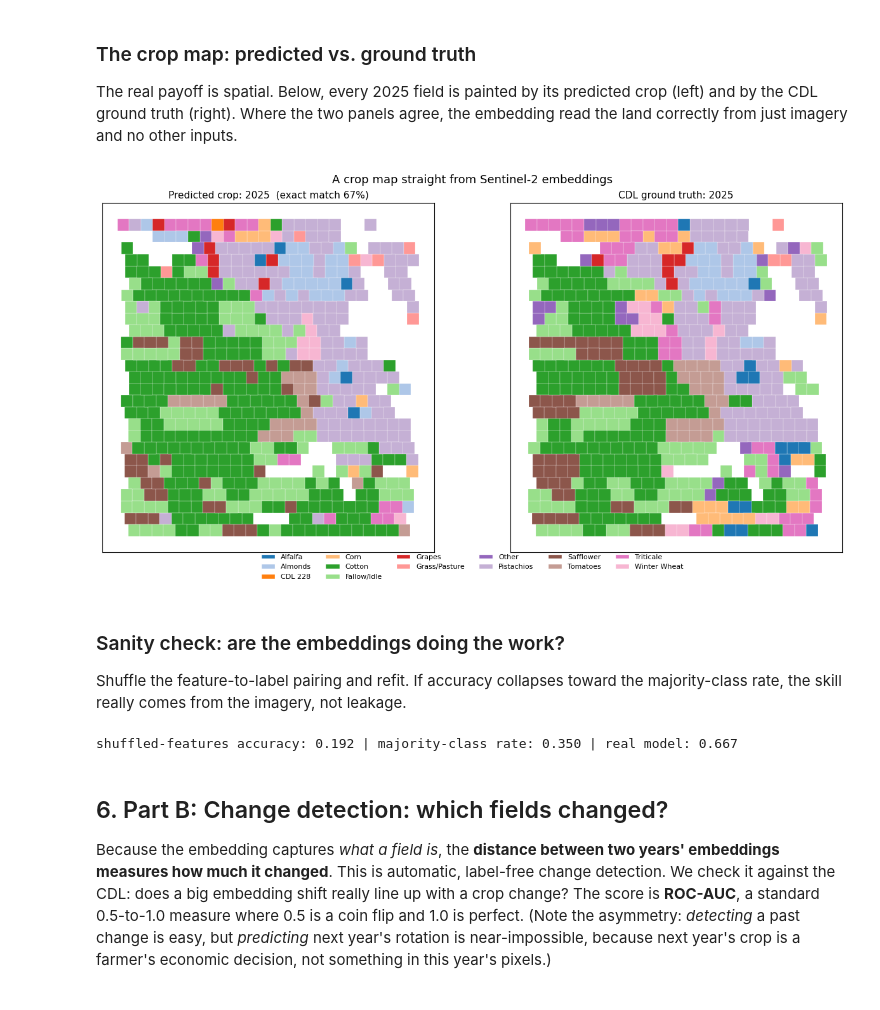
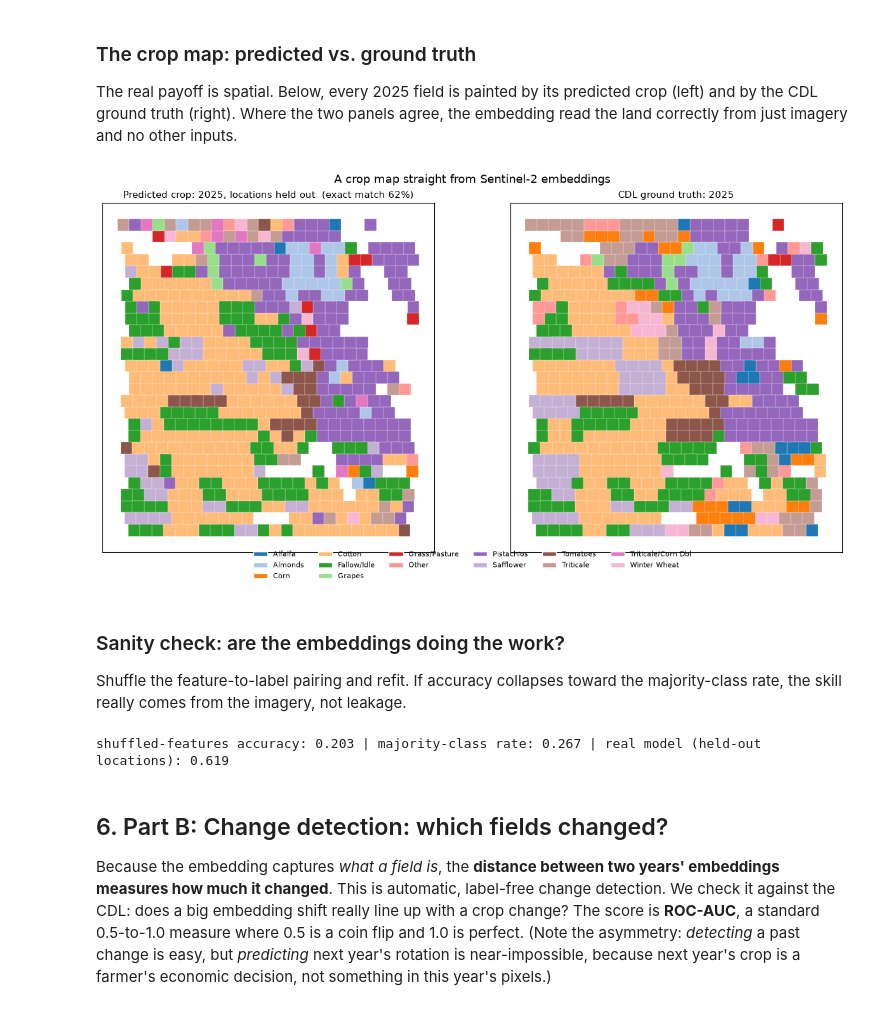
Before and after one commit to EarthLegend/developer_resources, a Jupyter notebook: demo/02-reading-a-landscape/reading-a-landscape.ipynb, the cells around one changed output. Saved outputs shown, nothing was run; the diff lists cells and outputs as text; code cells hidden in the pictures.

```diff
--- a/demo/02-reading-a-landscape/reading-a-landscape.ipynb
+++ b/demo/02-reading-a-landscape/reading-a-landscape.ipynb
@@ -440,20 +507,24 @@ across the walk-forward months.
 # walk-forward year. Blue means the model helped; red means persistence was better.
 # (Cached mode covers every field; live mode only draws fields we have a footprint for.)
 plot_cells = [c for c in cells_show if c in geo.index]
-improve = pd.Series(gain, index=cells_show).loc[plot_cells]
-vals = improve.values
-M = max(np.quantile(np.abs(vals), 0.98), 1e-3)   # symmetric color range, ignoring outliers
+if not plot_cells:
+    print("No forecast cells fall inside the cached footprints (live mode over a "
+          "different area), so there is nothing to map here.")
+else:
+    improve = pd.Series(gain, index=cells_show).loc[plot_cells]
+    vals = improve.values
+    M = max(np.quantile(np.abs(vals), 0.98), 1e-3)   # symmetric color range, ignoring outliers
 
-fig, ax = plt.subplots(figsize=(7.5, 6.5))
-pc = PolyCollection([poly_of(c) for c in improve.index], array=vals, cmap="RdBu",
-                    norm=TwoSlopeNorm(vmin=-M, vcenter=0.0, vmax=M),
-                    edgecolors="white", linewidths=0.25)
-ax.add_collection(pc); ax.autoscale_view(); set_geo_aspect(ax)
-cb = fig.colorbar(pc, ax=ax, fraction=0.046, pad=0.02)
-cb.set_label("cosine improvement over persistence\n(blue = forecaster wins, red = persistence wins)")
-ax.set_title("Where the forecaster beats “nothing changes”\n"
-             f"median gain {np.median(vals):+.3f}  ·  {(vals > 0).mean() * 100:.0f}% of fields improve",
-             fontsize=11)
-ax.set_xlabel("longitude"); ax.set_ylabel("latitude")
-plt.tight_layout(); plt.show()
+    fig, ax = plt.subplots(figsize=(7.5, 6.5))
+    pc = PolyCollection([poly_of(c) for c in improve.index], array=vals, cmap="RdBu",
+                        norm=TwoSlopeNorm(vmin=-M, vcenter=0.0, vmax=M),
+                        edgecolors="white", linewidths=0.25)
+    ax.add_collection(pc); ax.autoscale_view(); set_geo_aspect(ax)
+    cb = fig.colorbar(pc, ax=ax, fraction=0.046, pad=0.02)
+    cb.set_label("cosine improvement over persistence\n(blue = forecaster wins, red = persistence wins)")
+    ax.set_title("Where the forecaster beats “nothing changes”\n"
+                 f"median gain {np.median(vals):+.3f}  ·  {(vals > 0).mean() * 100:.0f}% of fields improve",
+                 fontsize=11)
+    ax.set_xlabel("longitude"); ax.set_ylabel("latitude")
+    plt.tight_layout(); plt.show()
 # %% [output]
@@ -525,6 +602,7 @@ CDL_CODES = {
     205: "Triticale", 206: "Carrots", 208: "Garlic", 209: "Cantaloupes",
     211: "Olives", 212: "Oranges", 217: "Pomegranates", 220: "Plums",
     221: "Strawberries", 225: "Wheat/Corn Dbl", 227: "Lettuce",
+    228: "Triticale/Corn Dbl",
 }
 # CDL labels land cover with integer codes; this maps the common ones to names.
 name_of = lambda code: CDL_CODES.get(int(code), f"CDL {int(code)}")
@@ -565,5 +643,5 @@ X = np.stack([r[2] for r in recs])           # features: one embedding per field
 Yc = np.array([lab(r[3]) for r in recs])     # labels: the crop name
 yr = np.array([r[1] for r in recs])          # source year of each row (used for the split)
 cell_arr = np.array([r[0] for r in recs])    # source field of each row (used for the map)
-print(f"{len(recs)} field-years | classes: {sorted(set(Yc))}")
+print(f"{len(recs)} field-years | classes: {sorted(set(Yc.tolist()))}")
 # %% [output]
@@ -608,44 +711,45 @@ embedding read the land correctly from just imagery and no other inputs.
 # %%
 # Give each crop class a fixed color, then paint the 2025 fields twice: the model's
 # prediction (left) next to the CDL ground truth (right). Where the colors match, the
 # classifier read the field correctly.
 classes = sorted(set(Yc))
 palette = plt.cm.tab20(np.linspace(0, 1, 20))
 class_color = {cl: palette[i % 20] for i, cl in enumerate(classes)}
 te_cells = cell_arr[te]
 
 fig, axes = plt.subplots(1, 2, figsize=(13, 6.5))
-for ax, vals, title in [(axes[0], pred_te, f"Predicted crop: 2025  (exact match {acc:.0%})"),
+for ax, vals, title in [(axes[0], pred_te, f"Predicted crop: 2025, locations held out  (exact match {acc:.0%})"),
                         (axes[1], Yc[te], "CDL ground truth: 2025")]:
     pc = PolyCollection([poly_of(c) for c in te_cells],
                         facecolors=[class_color[v] for v in vals],
                         edgecolors="white", linewidths=0.2)
     ax.add_collection(pc); ax.autoscale_view(); set_geo_aspect(ax)
     ax.set_title(title, fontsize=11); ax.set_xticks([]); ax.set_yticks([])
 handles = [Patch(facecolor=class_color[cl], edgecolor="white", label=cl) for cl in classes]
 fig.legend(handles=handles, loc="lower center", ncol=min(len(classes), 6),
            fontsize=8, frameon=False, bbox_to_anchor=(0.5, -0.02))
 fig.suptitle("A crop map straight from Sentinel-2 embeddings", fontsize=13)
 plt.tight_layout(rect=[0, 0.04, 1, 1]); plt.show()
 # %% [output]
-[figure, old version]
+[figure, new version]
 # %% [markdown]
 ### Sanity check: are the embeddings doing the work?
 
 Shuffle the feature-to-label pairing and refit. If accuracy collapses toward the
 majority-class rate, the skill really comes from the imagery, not leakage.
 # %%
-# Control: scramble which label goes with which feature, then refit and re-score.
-# If the real model is genuinely reading the imagery (and not leaking), this shuffled
-# version should collapse toward the majority-class rate.
-perm = RNG.permutation(tr.sum())
-clf_shuf = HistGradientBoostingClassifier(max_iter=300, random_state=0)
-clf_shuf.fit(X[tr][perm], Yc[tr])
-maj = pd.Series(Yc[tr]).value_counts(normalize=True).iloc[0]
-print(f"shuffled-features accuracy: {accuracy_score(Yc[te], clf_shuf.predict(X[te])):.3f} | "
-      f"majority-class rate: {maj:.3f} | real model: {acc:.3f}")
+# Control: scramble which label goes with which feature, then refit and re-score on a
+# held-out-location split. If the model is genuinely reading imagery (and not exploiting
+# any residual leakage), this shuffled version should collapse toward the majority rate.
+ctrl_train = (folds != 0) & (yr < 2025)   # one held-out-location split (fold 0 = test)
+ctrl_test = (folds == 0) & te
+perm = RNG.permutation(ctrl_train.sum())
+clf_shuf = hgb().fit(X[ctrl_train][perm], Yc[ctrl_train])
+shuf_acc = accuracy_score(Yc[ctrl_test], clf_shuf.predict(X[ctrl_test]))
+print(f"shuffled-features accuracy: {shuf_acc:.3f} | majority-class rate: {maj:.3f} | "
+      f"real model (held-out locations): {acc:.3f}")
 # %% [output]
-shuffled-features accuracy: 0.192 | majority-class rate: 0.350 | real model: 0.667
+shuffled-features accuracy: 0.203 | majority-class rate: 0.267 | real model (held-out locations): 0.619
 # %% [markdown]
 ## 6. Part B: Change detection: which fields changed?
 
```
Also changed, not shown: parts of 14 cells of this notebook, 4 other files.
